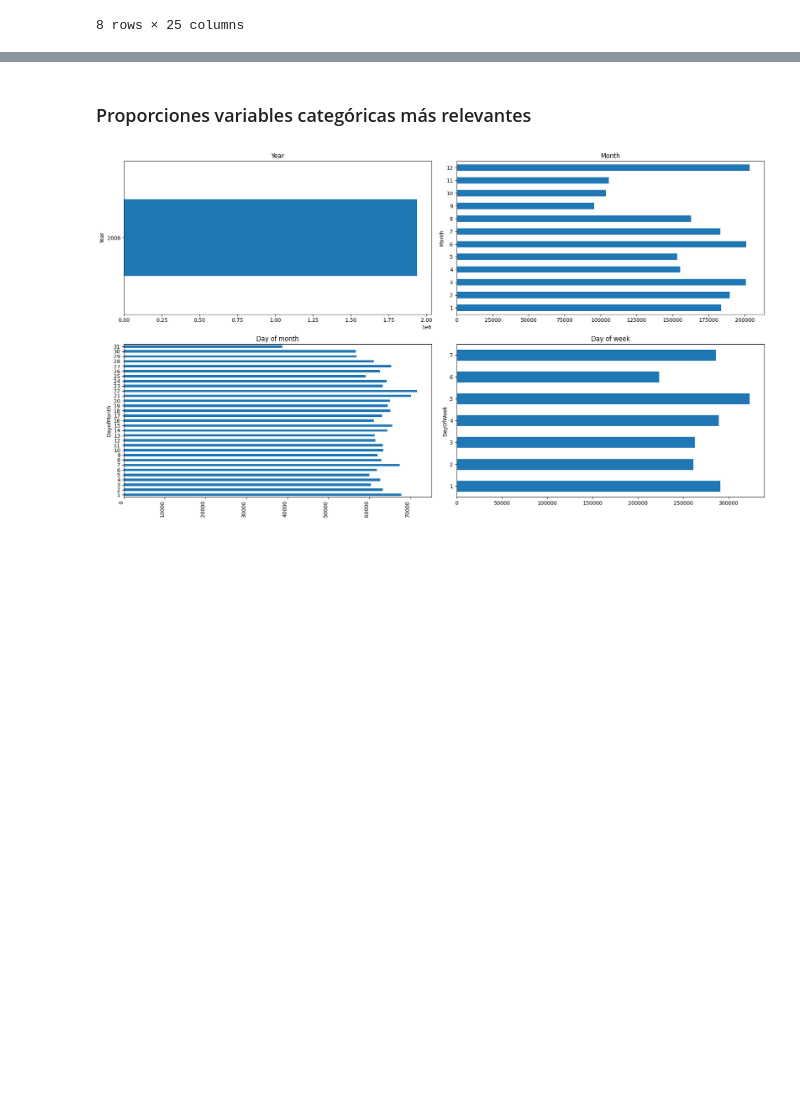
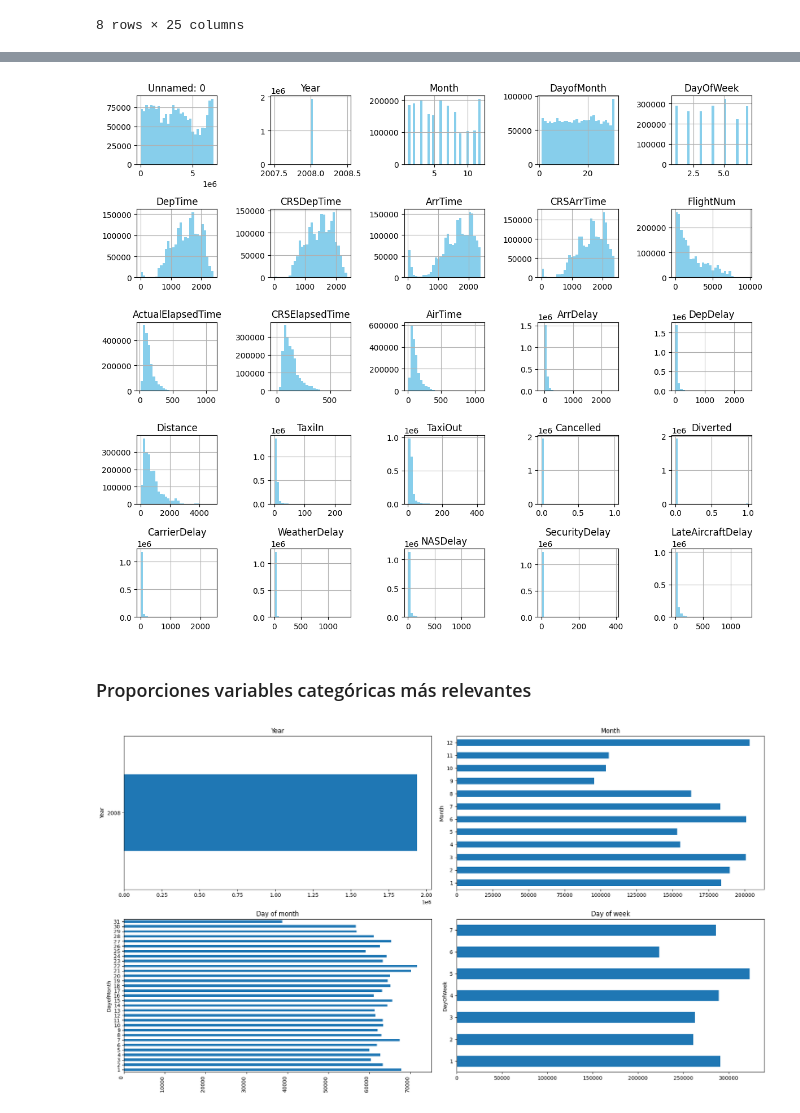
Before and after one commit to gabalvarezmc/AnalisisDatos_T1, a Jupyter notebook: 01_Analisis_exploratorio.ipynb, the cells around one changed output, grey strips where cells are left out. Saved outputs shown, nothing was run; the diff lists cells and outputs as text; code cells hidden in the pictures; blank space fills up the shorter version.

```diff
--- a/01_Analisis_exploratorio.ipynb
+++ b/01_Analisis_exploratorio.ipynb
@@ -186,3 +236,9 @@ plt.tight_layout()
+# %%
+df.hist(figsize=(12, 10), bins=30, color='skyblue')
+plt.tight_layout()
+plt.show()
+# %% [output]
+[figure, added]
 # %% [markdown]
 ### Proporciones variables categóricas más relevantes
 # %%
```
Also changed, not shown: parts of 7 cells of this notebook, 1 other file.
